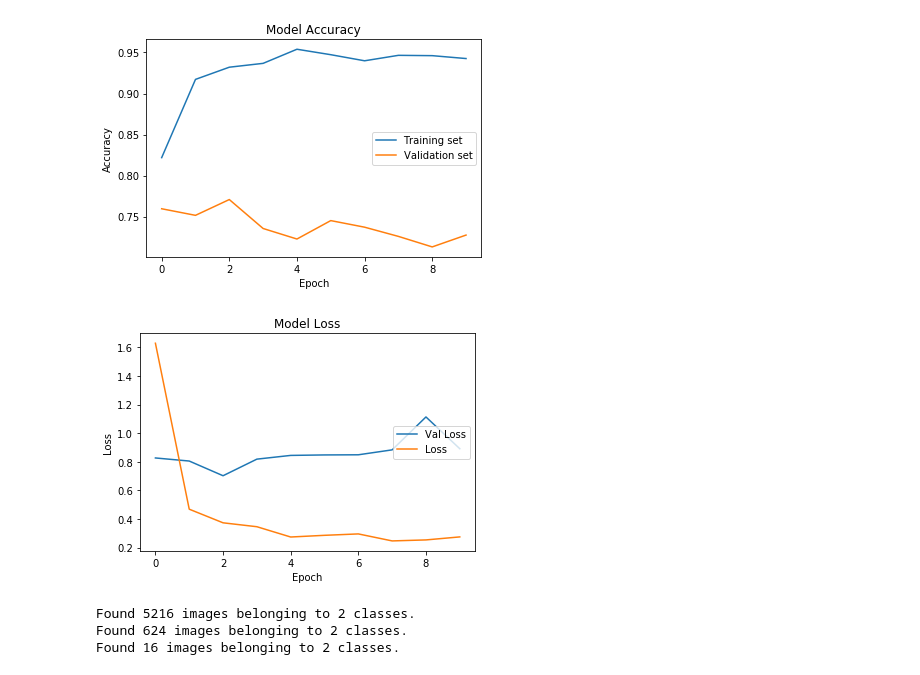
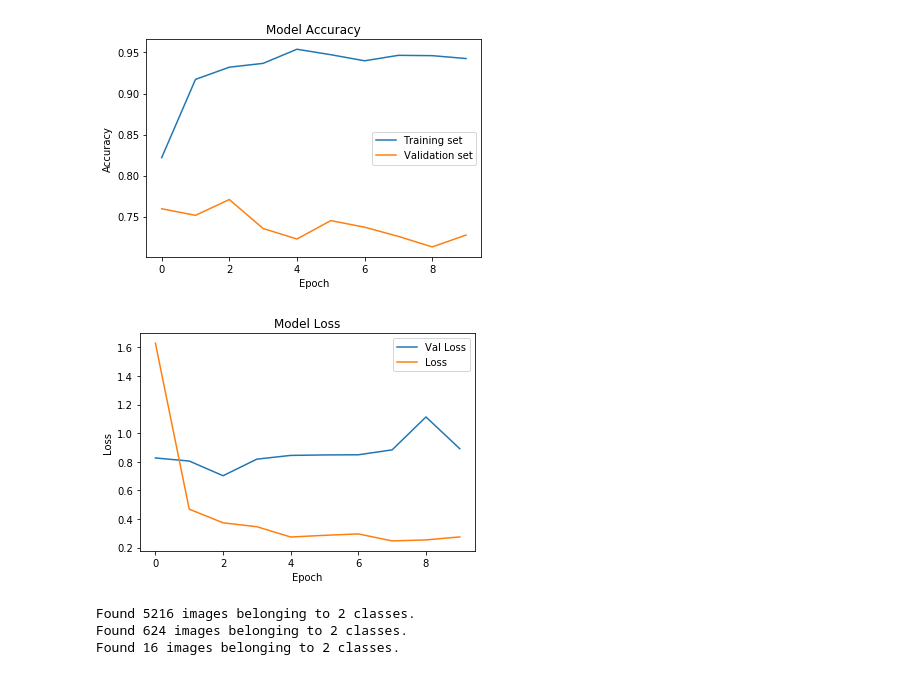
Before and after one commit to GitHub-ccd/pneumonia_detection_CNN_MOD_4, a Jupyter notebook: Pneumonia.ipynb, the cells around one changed output. Cells and saved outputs as stored; diff of their text form; code cells hidden in the pictures.

```diff
--- a/Pneumonia.ipynb
+++ b/Pneumonia.ipynb
@@ -250,13 +241,10 @@ Trainable params: 21,244,833
 Non-trainable params: 0
 _________________________________________________________________
 # %%
-seed=42
 cnn_history = cnn.fit_generator(train_generator,
                          steps_per_epoch = 80,
                          epochs = 10,
-                         validation_data = test_generator,see)
-                  #       validation_steps = 550)
-
+                         validation_data = test_generator)
 
 # An epoch refers to one cycle through the full training dataset.An epoch is often mixed up with an iteration.
 # Iterations is the number of batches or steps through partitioned packets of the training data, needed to complete one epoch.
@@ -309,13 +295,12 @@ plt.show()
 [figure]
 # %%
 # Loss
-
 plt.plot(cnn_history.history['val_loss'],label='Val Loss')
 plt.plot(cnn_history.history['loss'],label='Loss')
 plt.title('Model Loss')
 plt.ylabel('Loss')
 plt.xlabel('Epoch')
-plt.legend(loc='center right')
+plt.legend(loc='upper right')
 plt.show()
 # %% [output]
-[figure, old version]
+[figure, new version]
```
Also changed, not shown: parts of 46 cells of this notebook, 1 other file.
